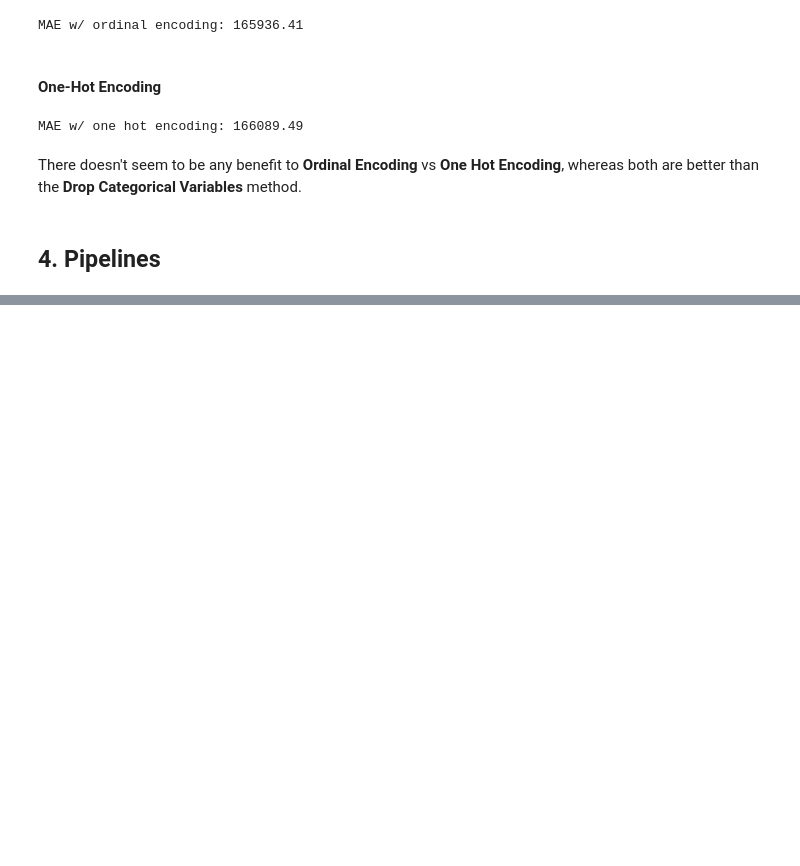
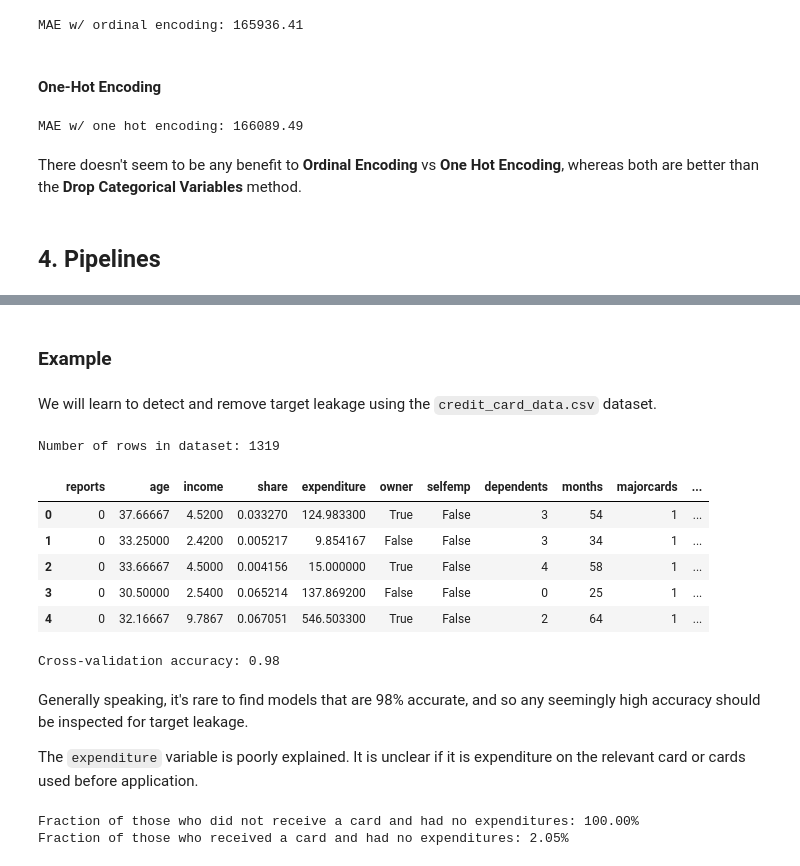
Before and after one commit to romanbaptista/general, a Jupyter notebook: tutorials/_kaggle - Intermediate Machine Learning.ipynb, the cells around one changed output, grey strips where cells are left out. Cells and saved outputs as stored; diff of their text form; code cells hidden in the pictures; blank space fills up the shorter version.

```diff
--- a/tutorials/_kaggle - Intermediate Machine Learning.ipynb
+++ b/tutorials/_kaggle - Intermediate Machine Learning.ipynb
@@ -22,6 +32,7 @@ DATA = CWD + '/tutorials_data/'
 TRAIN = DATA + 'housing_train.csv'
 TEST = DATA + 'housing_test.csv'
 MELB = DATA + 'housing_melbourne.csv'
+AER = DATA + 'credit_card_data.csv'
 # %% [markdown]
 ## 1. Introduction
 # %% [markdown]
@@ -436,0 +871,66 @@ There doesn't seem to be any benefit to **Ordinal Encoding** vs **One Hot Encodi
+# %% [markdown]
+### Example
+# %% [markdown]
+We will learn to detect and remove target leakage using the `credit_card_data.csv` dataset.
+# %%
+# Load data
+df = pd.read_csv(AER, true_values = ['yes'], false_values = ['no'])
+
+# Select target
+y = df['card']
+
+# Select predictors
+X = df.drop(columns = 'card')
+
+# Report
+print(f'Number of rows in dataset: {X.shape[0]}')
+# Show data
+X.head()
+# %% [output]
+Number of rows in dataset: 1319
+|  | reports | age | income | share | expenditure | owner | selfemp | dependents | months | majorcards | ... |
+| 0 | 0 | 37.66667 | 4.5200 | 0.033270 | 124.983300 | True | False | 3 | 54 | 1 | ... |
+| 1 | 0 | 33.25000 | 2.4200 | 0.005217 | 9.854167 | False | False | 3 | 34 | 1 | ... |
+| 2 | 0 | 33.66667 | 4.5000 | 0.004156 | 15.000000 | True | False | 4 | 58 | 1 | ... |
+| 3 | 0 | 30.50000 | 2.5400 | 0.065214 | 137.869200 | False | False | 0 | 25 | 1 | ... |
+| 4 | 0 | 32.16667 | 9.7867 | 0.067051 | 546.503300 | True | False | 2 | 64 | 1 | ... |
+# %%
+# Generate pipeline
+my_pipeline = make_pipeline(
+    RandomForestClassifier(n_estimators = 100)
+)
+
+# Run cross validation
+cv_scores = cross_val_score(
+    my_pipeline, X, y,
+    cv = 5,
+    scoring = 'accuracy'
+)
+
+# Report
+print(f'Cross-validation accuracy: {cv_scores.mean():.2f}')
+# %% [output]
+Cross-validation accuracy: 0.98
+# %% [markdown]
+Generally speaking, it's rare to find models that are 98% accurate, and so any seemingly high accuracy should be inspected for target leakage.
+
+The `expenditure` variable is poorly explained. It is unclear if it is expenditure on the relevant card or cards used before application.
+# %%
+# Get expenditure values
+expenditures_card = X['expenditure'][y]
+expenditures_nocard = X['expenditure'][~y]
+
+# No card and no expenditures
+nocard_noexp = (expenditures_nocard == 0).mean()
+# Card and no expenditures
+card_noexp = (expenditures_card == 0).mean()
+# Calculate percentages
+percent_ncne = nocard_noexp * 100
+percent_ycne = card_noexp * 100
+
+# Report
+print(f'Fraction of those who did not receive a card and had no expenditures: {percent_ncne:.2f}%')
+print(f'Fraction of those who received a card and had no expenditures: {percent_ycne:.2f}%')
+# %% [output]
+Fraction of those who did not receive a card and had no expenditures: 100.00%
+Fraction of those who received a card and had no expenditures: 2.05%
```
Also changed, not shown: parts of 59 cells of this notebook, 1 other file.
